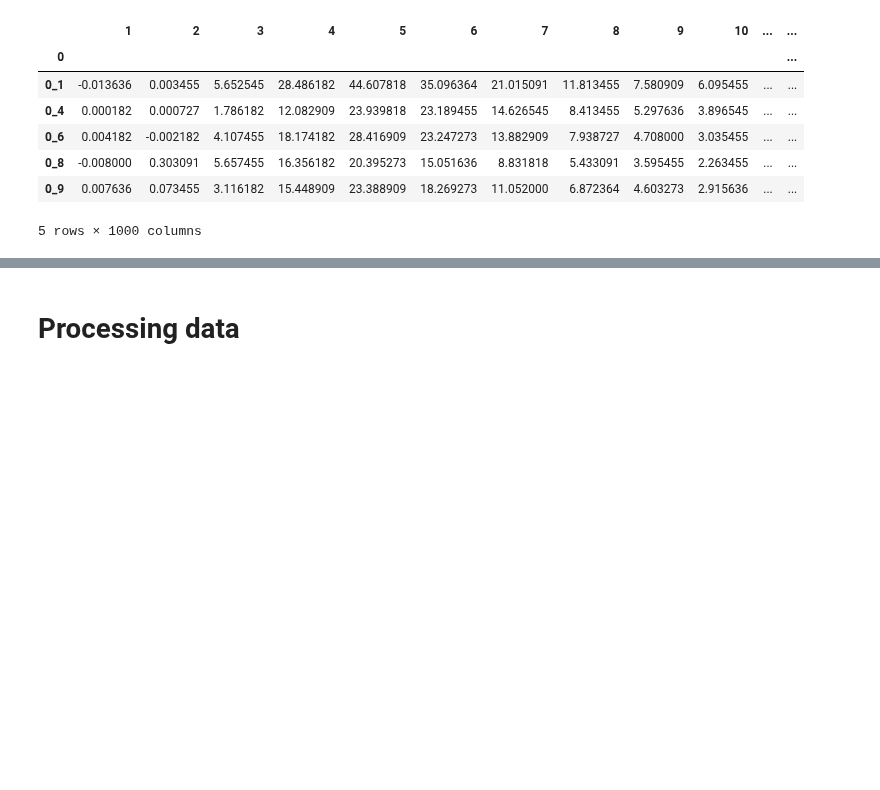
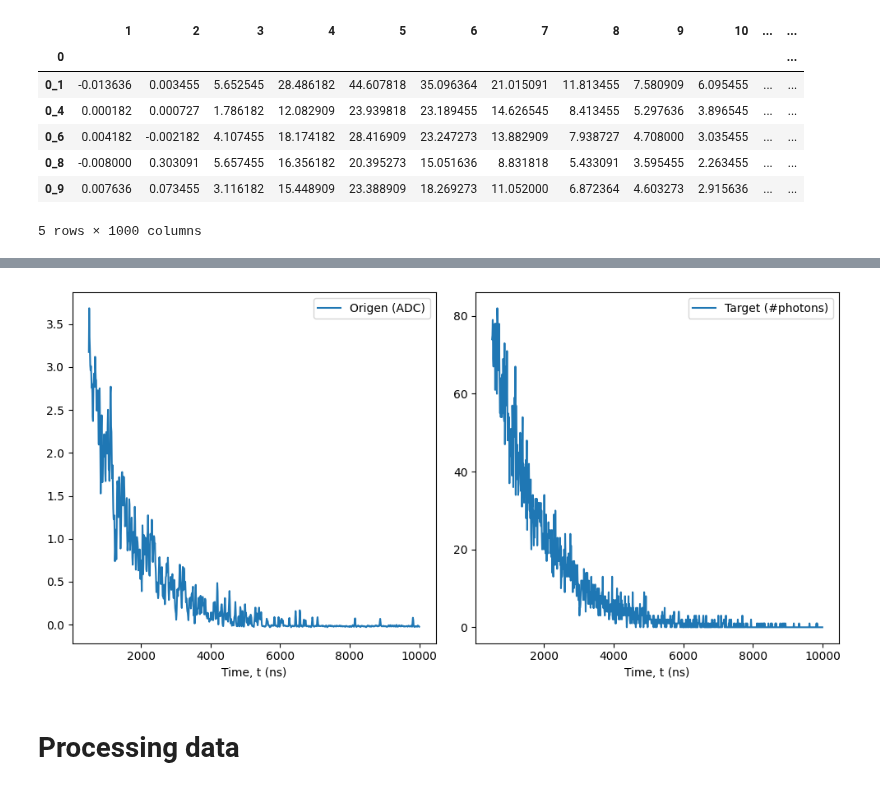
Before and after one commit to JaviGamero/LArTPC_Calibration, a Jupyter notebook: scripts/python/signalConversion/DL_Conversion.ipynb, the cells around one changed output, grey strips where cells are left out. Drawn from its saved outputs; the diff is of its cells as text; code cells hidden in the pictures; blank space fills up the shorter version.

```diff
--- a/scripts/python/signalConversion/DL_Conversion.ipynb
+++ b/scripts/python/signalConversion/DL_Conversion.ipynb
@@ -35,3 +35,11 @@ t_id = np.array(t_id).reshape(-1).astype(np.int32)
 print(t_id.shape)
 # %% [output]
 (1000,)
+# %%
+t0 = 150 # (ns), moment to start considering the slow component, EXPERIMENTAL
+t_idx = np.where(t_id>t0)[0]
+t_idx.shape
+
+t1 = 500 # (ns), moment to start considering the slow component, EXPERIMENTAL
+t_idx1 = np.where(t_id>t1)[0]
+t_idx1.shape
@@ -121,2 +151,9 @@ def NN_trainPlot(history):
+# %%
+i=9
+v = [signals_dec_us.iloc[i,t_idx1], signals_id.iloc[i,t_idx1]]
+plotSignals(t_id[t_idx1], v, ['Origen (ADC)', 'Target (#photons)'], ylabel='',
+            sep=True, figsize=(10,5))
+# %% [output]
+[figure, added]
 # %% [markdown]
 # Processing data
```
Also changed, not shown: parts of 30 cells of this notebook.
